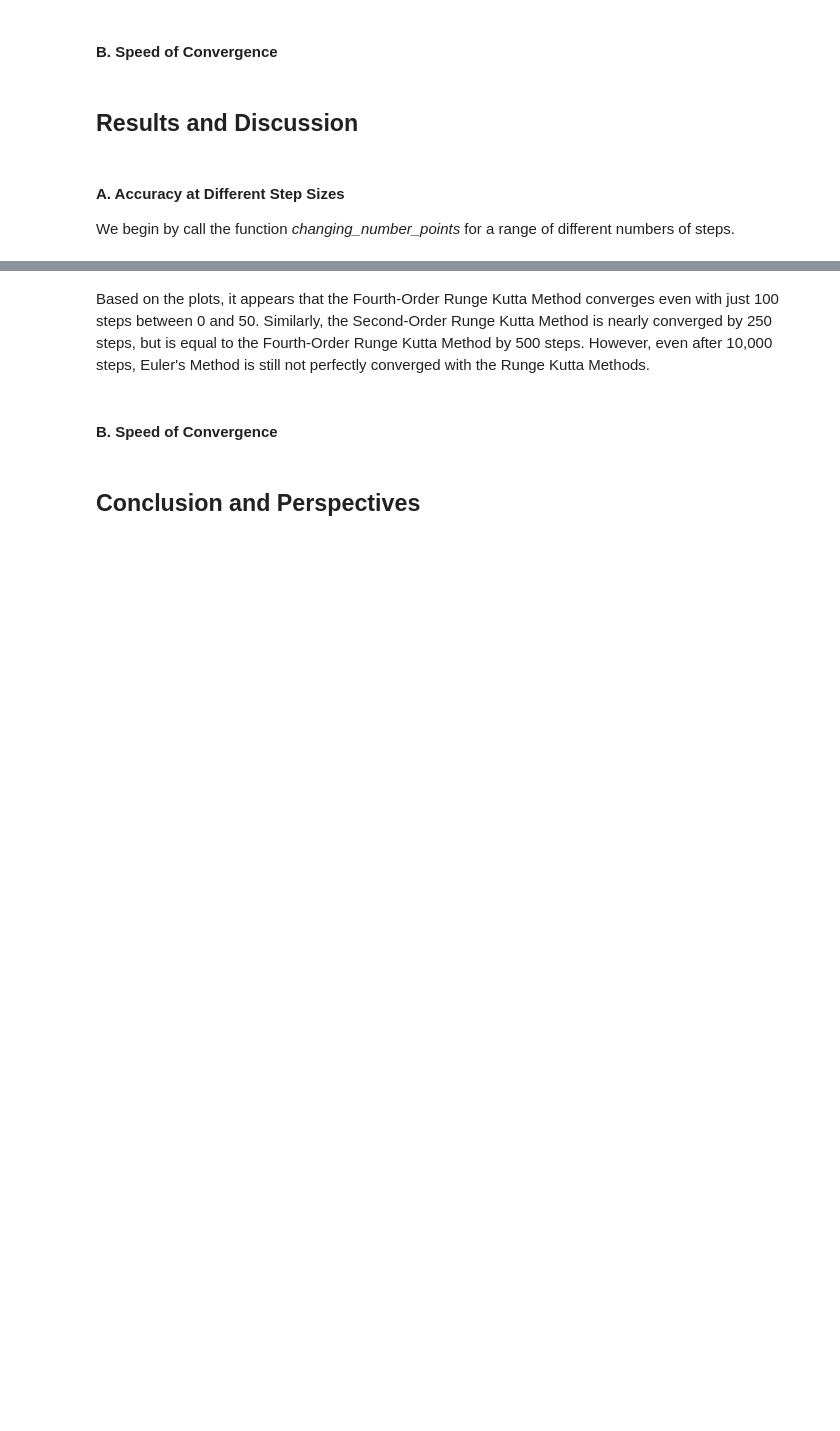
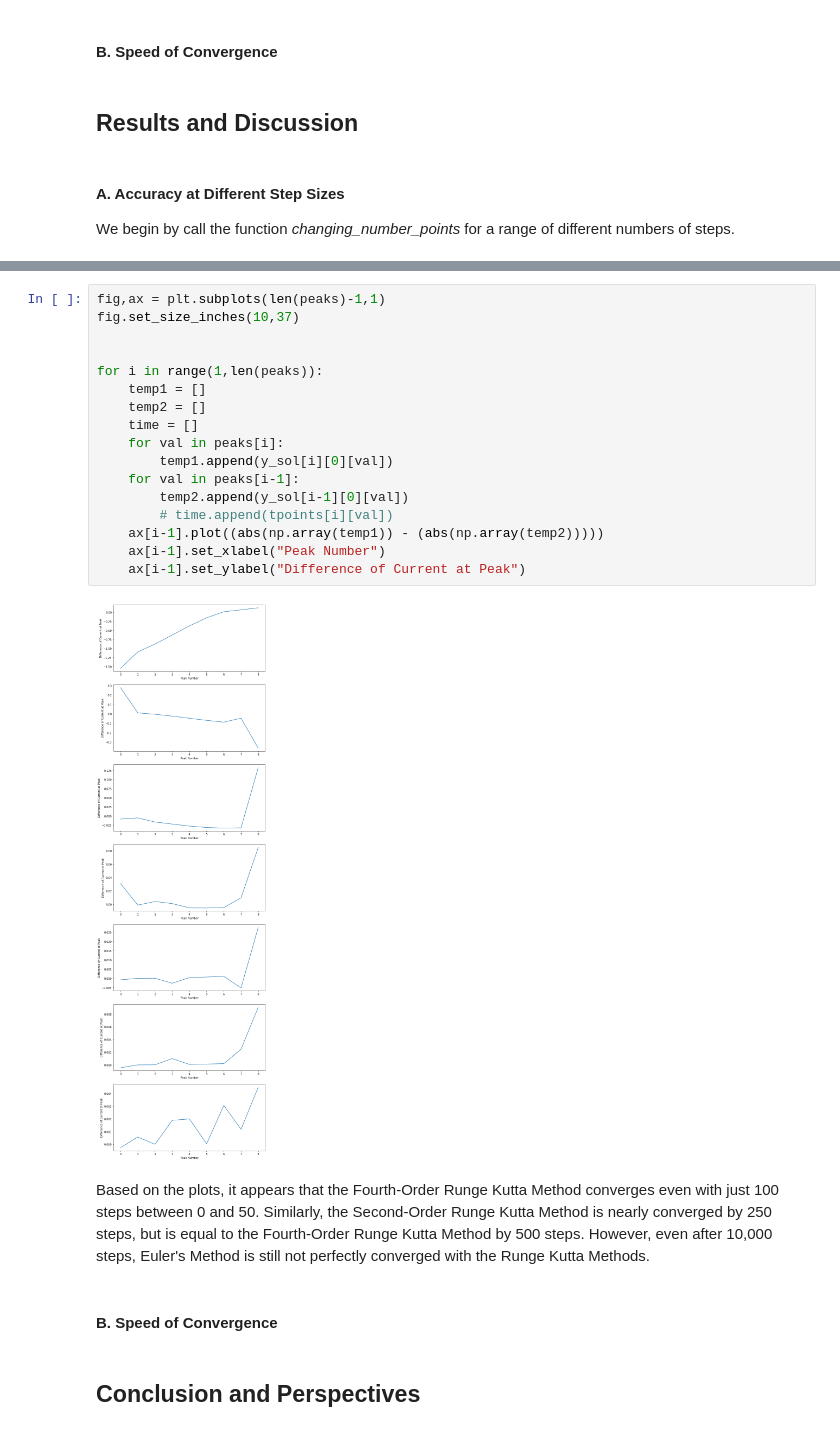
Before and after one commit to sawfords/PHY480_Final_Project, a Jupyter notebook: Sawford_ProjectNotebook.ipynb, the cells around one changed output, grey strips where cells are left out. Drawn from its saved outputs; the diff is of its cells as text; blank space fills up the shorter version.

```diff
--- a/Sawford_ProjectNotebook.ipynb
+++ b/Sawford_ProjectNotebook.ipynb
@@ -316,3 +332,22 @@ for i in range(len(N)):
+# %%
+fig,ax = plt.subplots(len(peaks)-1,1)
+fig.set_size_inches(10,37)
+
+
+for i in range(1,len(peaks)):
+    temp1 = []
+    temp2 = []
+    time = []
+    for val in peaks[i]:
+        temp1.append(y_sol[i][0][val])
+    for val in peaks[i-1]:
+        temp2.append(y_sol[i-1][0][val])
+        # time.append(tpoints[i][val])
+    ax[i-1].plot((abs(np.array(temp1)) - (abs(np.array(temp2)))))
+    ax[i-1].set_xlabel("Peak Number")
+    ax[i-1].set_ylabel("Difference of Current at Peak")
+# %% [output]
+[figure, added]
 # %% [markdown]
 Based on the plots, it appears that the Fourth-Order Runge Kutta Method converges even with just 100 steps between 0 and 50.  Similarly, the Second-Order Runge Kutta Method is nearly converged by 250 steps, but is equal to the Fourth-Order Runge Kutta Method by 500 steps.  However, even after 10,000 steps, Euler's Method is still not perfectly converged with the Runge Kutta Methods.
 # %% [markdown]
```
Also changed, not shown: parts of 4 cells of this notebook.
